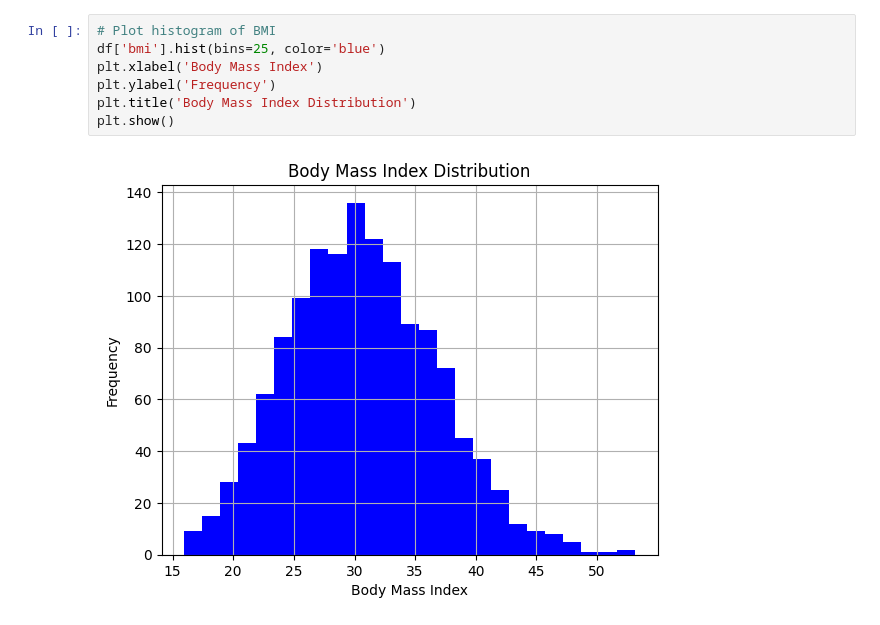
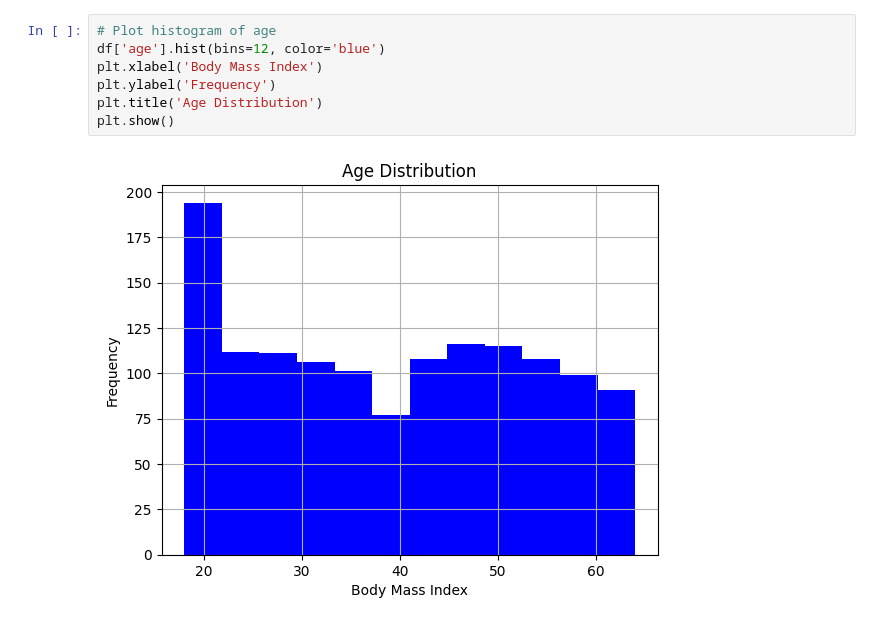
Before and after one commit to PeEnAvRi/Project3CanCode, a Jupyter notebook: Project3CanCodePedro.ipynb, the cells around one changed output. Drawn from its saved outputs; the diff is of its cells as text.

```diff
--- a/Project3CanCodePedro.ipynb
+++ b/Project3CanCodePedro.ipynb
@@ -53,12 +162,12 @@ plt.show()
 # %%
-# Plot histogram of BMI
-df['bmi'].hist(bins=25, color='blue')
+# Plot histogram of age
+df['age'].hist(bins=12, color='blue')
 plt.xlabel('Body Mass Index')
 plt.ylabel('Frequency')
-plt.title('Body Mass Index Distribution')
+plt.title('Age Distribution')
 plt.show()
 # %% [output]
-[figure, old version]
+[figure, new version]
 # %%
 import pandas as pd
 import numpy as np
```
Also changed, not shown: parts of 12 cells of this notebook.
